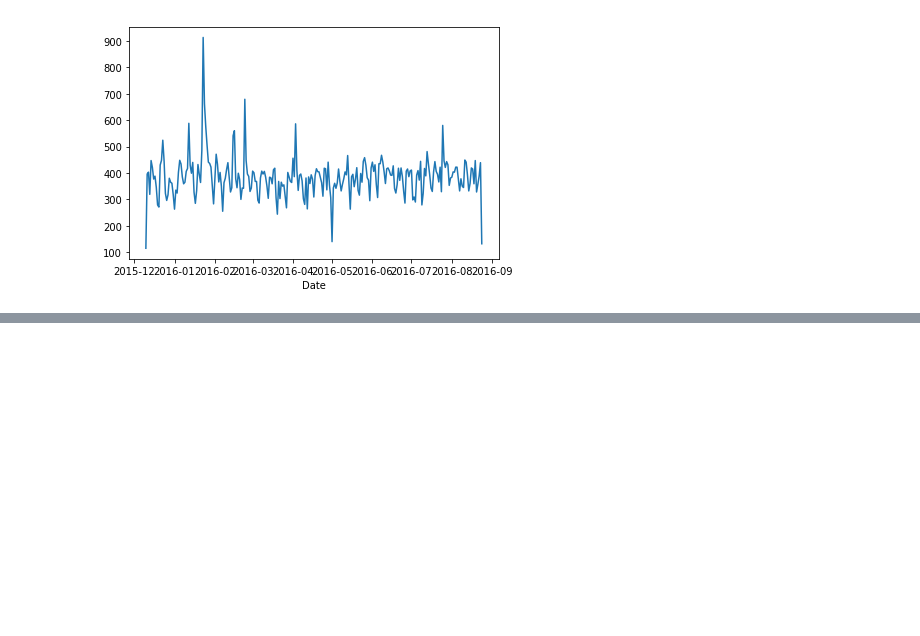
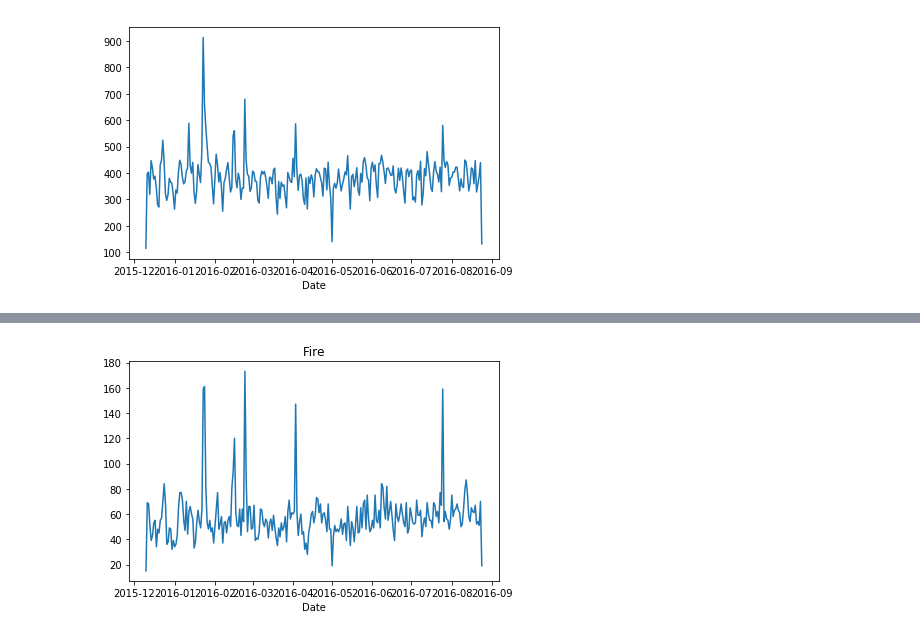
Before and after one commit to mertdotcc/ds-projects, a Jupyter notebook: 911-calls-project/911-calls-project.ipynb, the cells around one changed output, grey strips where cells are left out. Drawn from its saved outputs; the diff is of its cells as text; code cells hidden in the pictures; blank space fills up the shorter version.

```diff
--- a/911-calls-project/911-calls-project.ipynb
+++ b/911-calls-project/911-calls-project.ipynb
@@ -241,0 +248,6 @@ plt.tight_layout()
+# %%
+df[df['Reason'] == 'Fire'].groupby('Date').count()['lat'].plot()
+plt.title('Fire')
+plt.tight_layout()
+# %% [output]
+[figure, added]
```
Also changed, not shown: parts of 8 cells of this notebook.
